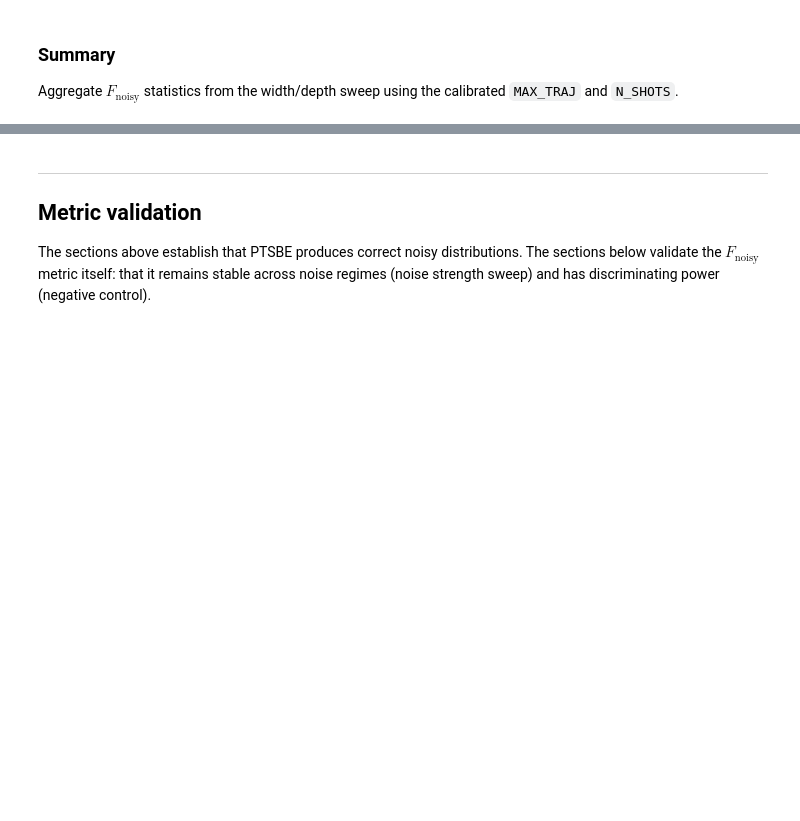
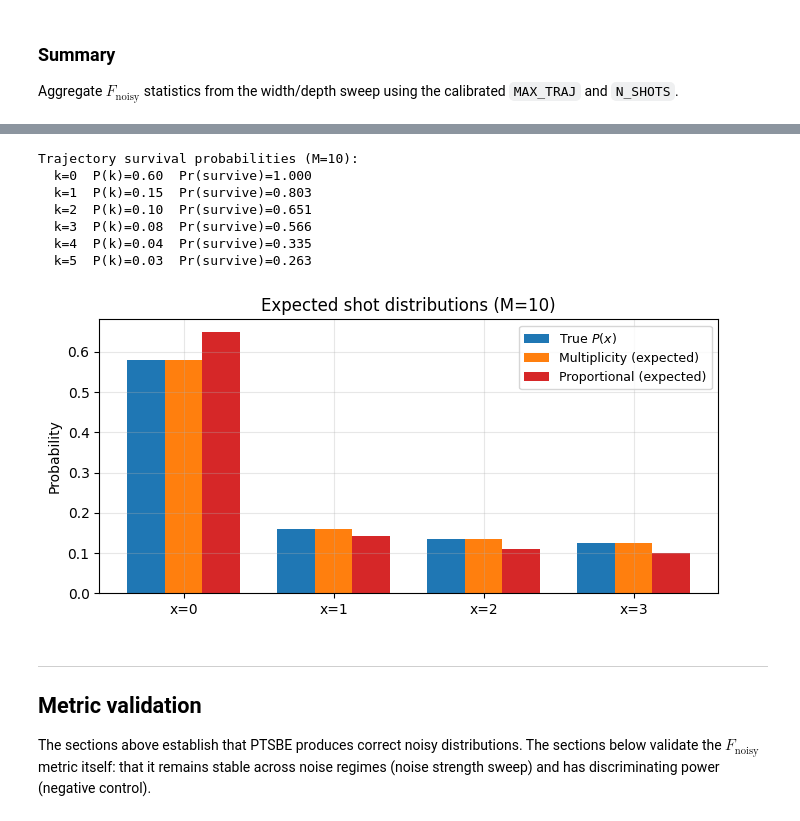
Before and after one commit to taalexander/cuda-quantum, a Jupyter notebook: docs/sphinx/examples/python/ptsbe_accuracy_verification.ipynb, the cells around one changed output, grey strips where cells are left out. Drawn from its saved outputs; the diff is of its cells as text; code cells hidden in the pictures; blank space fills up the shorter version.

```diff
--- a/docs/sphinx/examples/python/ptsbe_accuracy_verification.ipynb
+++ b/docs/sphinx/examples/python/ptsbe_accuracy_verification.ipynb
@@ -852,3 +936,56 @@ F_noisy distribution across all (n, depth) pairs:
+# %%
+# 6 trajectories, 4 measurement outcomes.
+# k=0 is the no-error path (peaked at x=0); others are error events.
+P_k = np.array([0.60, 0.15, 0.10, 0.08, 0.04, 0.03])
+P_x_given_k = np.array([
+    [0.85, 0.05, 0.05, 0.05],  # k=0: no errors, peaked at x=0
+    [0.20, 0.60, 0.10, 0.10],  # k=1: bit-flip toward x=1
+    [0.10, 0.10, 0.65, 0.15],  # k=2: bit-flip toward x=2
+    [0.15, 0.15, 0.10, 0.60],  # k=3: bit-flip toward x=3
+    [0.25, 0.25, 0.25, 0.25],  # k=4: fully depolarized
+    [0.25, 0.25, 0.25, 0.25],  # k=5: fully depolarized
+])
+
+M = 5
+P_x_true = P_k @ P_x_given_k
+
+# Survival probability Pr(I_k = 1) = 1 - (1 - P(k))^M for each trajectory
+pr_survive = 1 - (1 - P_k) ** M
+print(f"Trajectory survival probabilities (M={M}):")
+for k in range(len(P_k)):
+    print(f"  k={k}  P(k)={P_k[k]:.2f}  Pr(survive)={pr_survive[k]:.3f}")
+
+# Multiplicity-weighted expected: E[m_k] = M*P(k), normalizes to P(k). Equals true.
+P_x_mult = P_x_true
+
+# Proportional expected: E[I_k * P(k)] = P(k) * Pr(I_k=1)
+w_prop = P_k * pr_survive
+w_prop /= w_prop.sum()
+P_x_prop = w_prop @ P_x_given_k
+
+x_labels = [f"x={i}" for i in range(4)]
+x_pos = np.arange(4)
+w = 0.25
+fig, ax = plt.subplots(figsize=(7, 3.5))
+ax.bar(x_pos - w, P_x_true, w, label="True $P(x)$", color="C0")
+ax.bar(x_pos,     P_x_mult, w, label="Multiplicity (expected)", color="C1")
+ax.bar(x_pos + w, P_x_prop, w, label="Proportional (expected)", color="C3")
+ax.set_xticks(x_pos)
+ax.set_xticklabels(x_labels)
+ax.set_ylabel("Probability")
+ax.legend(fontsize=9)
+ax.set_title(f"Expected shot distributions (M={M})")
+plt.tight_layout()
+plt.show()
+# %% [output]
+Trajectory survival probabilities (M=10):
+  k=0  P(k)=0.60  Pr(survive)=1.000
+  k=1  P(k)=0.15  Pr(survive)=0.803
+  k=2  P(k)=0.10  Pr(survive)=0.651
+  k=3  P(k)=0.08  Pr(survive)=0.566
+  k=4  P(k)=0.04  Pr(survive)=0.335
+  k=5  P(k)=0.03  Pr(survive)=0.263
+[figure, added]
 # %% [markdown]
 ---
 
```
Also changed, not shown: parts of 19 cells of this notebook.
